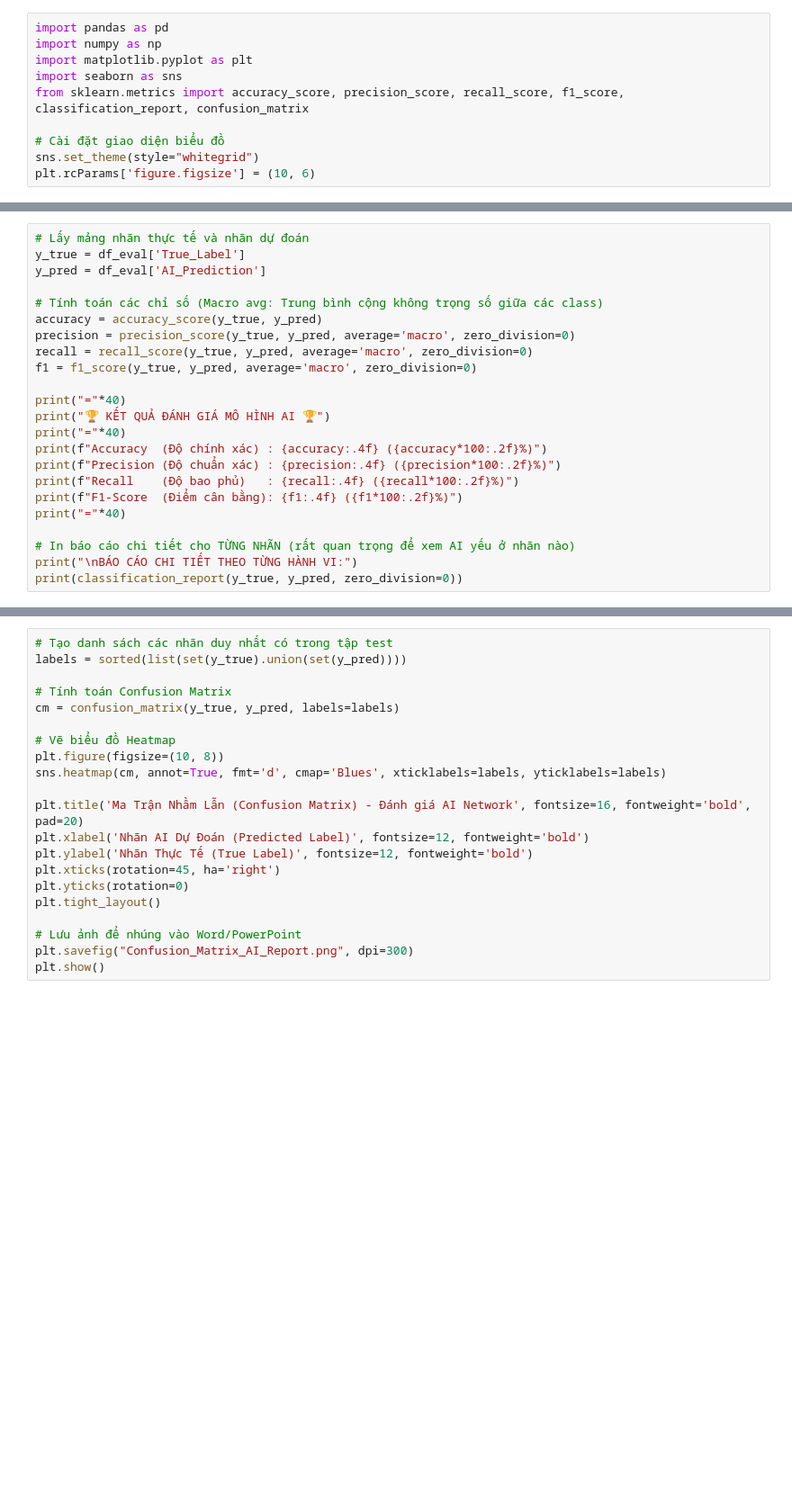
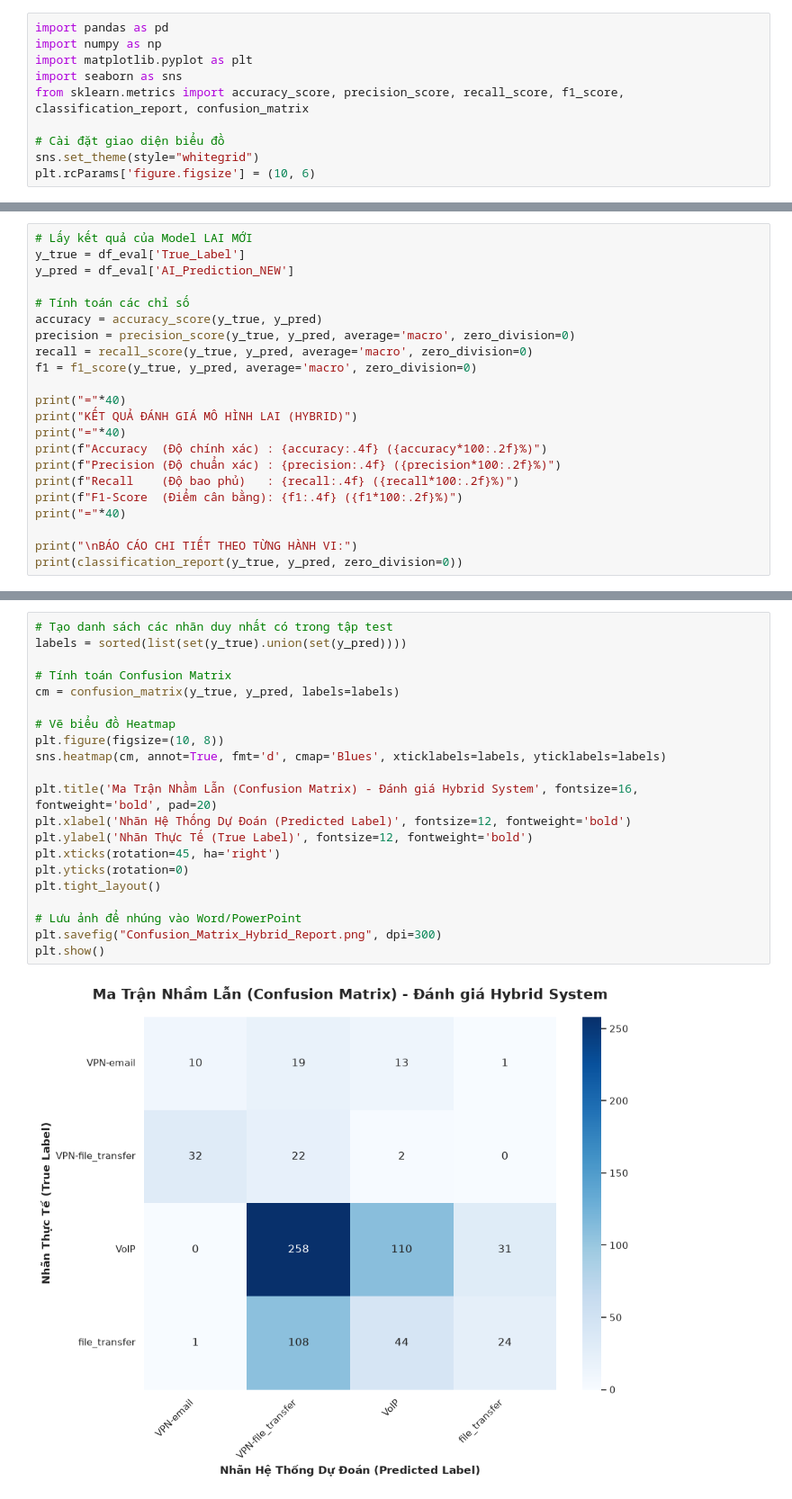
Before and after one commit to Daniel-DangNam/Network-Monitoring, a Jupyter notebook: network_agent/Evaluate_Model.ipynb, the cells around one changed output, grey strips where cells are left out. Shown at 90% size. Cells and saved outputs as stored; diff of their text form; blank space fills up the shorter version.

```diff
--- a/network_agent/Evaluate_Model.ipynb
+++ b/network_agent/Evaluate_Model.ipynb
@@ -62,16 +167,16 @@ ValueError: No objects to concatenate
 # %%
-# Lấy mảng nhãn thực tế và nhãn dự đoán
+# Lấy kết quả của Model LAI MỚI
 y_true = df_eval['True_Label']
-y_pred = df_eval['AI_Prediction']
+y_pred = df_eval['AI_Prediction_NEW']
 
-# Tính toán các chỉ số (Macro avg: Trung bình cộng không trọng số giữa các class)
+# Tính toán các chỉ số
 accuracy = accuracy_score(y_true, y_pred)
 precision = precision_score(y_true, y_pred, average='macro', zero_division=0)
 recall = recall_score(y_true, y_pred, average='macro', zero_division=0)
 f1 = f1_score(y_true, y_pred, average='macro', zero_division=0)
 
 print("="*40)
-print("🏆 KẾT QUẢ ĐÁNH GIÁ MÔ HÌNH AI 🏆")
+print("KẾT QUẢ ĐÁNH GIÁ MÔ HÌNH LAI (HYBRID)")
 print("="*40)
 print(f"Accuracy  (Độ chính xác) : {accuracy:.4f} ({accuracy*100:.2f}%)")
 print(f"Precision (Độ chuẩn xác) : {precision:.4f} ({precision*100:.2f}%)")
@@ -79,6 +184,5 @@ print(f"Recall    (Độ bao phủ)   : {recall:.4f} ({recall*100:.2f}%)")
 print(f"F1-Score  (Điểm cân bằng): {f1:.4f} ({f1*100:.2f}%)")
 print("="*40)
 
-# In báo cáo chi tiết cho TỪNG NHÃN (rất quan trọng để xem AI yếu ở nhãn nào)
 print("\nBÁO CÁO CHI TIẾT THEO TỪNG HÀNH VI:")
 print(classification_report(y_true, y_pred, zero_division=0))
@@ -85,22 +210,24 @@ print(classification_report(y_true, y_pred, zero_division=0))
 # %%
 # Tạo danh sách các nhãn duy nhất có trong tập test
 labels = sorted(list(set(y_true).union(set(y_pred))))
 
 # Tính toán Confusion Matrix
 cm = confusion_matrix(y_true, y_pred, labels=labels)
 
 # Vẽ biểu đồ Heatmap
 plt.figure(figsize=(10, 8))
 sns.heatmap(cm, annot=True, fmt='d', cmap='Blues', xticklabels=labels, yticklabels=labels)
 
-plt.title('Ma Trận Nhầm Lẫn (Confusion Matrix) - Đánh giá AI Network', fontsize=16, fontweight='bold', pad=20)
-plt.xlabel('Nhãn AI Dự Đoán (Predicted Label)', fontsize=12, fontweight='bold')
+plt.title('Ma Trận Nhầm Lẫn (Confusion Matrix) - Đánh giá Hybrid System', fontsize=16, fontweight='bold', pad=20)
+plt.xlabel('Nhãn Hệ Thống Dự Đoán (Predicted Label)', fontsize=12, fontweight='bold')
 plt.ylabel('Nhãn Thực Tế (True Label)', fontsize=12, fontweight='bold')
 plt.xticks(rotation=45, ha='right')
 plt.yticks(rotation=0)
 plt.tight_layout()
 
 # Lưu ảnh để nhúng vào Word/PowerPoint
-plt.savefig("Confusion_Matrix_AI_Report.png", dpi=300)
+plt.savefig("Confusion_Matrix_Hybrid_Report.png", dpi=300)
 plt.show()
+# %% [output]
+[figure, added]
 # %%
```
Also changed, not shown: parts of 3 cells of this notebook, 17 other files.
